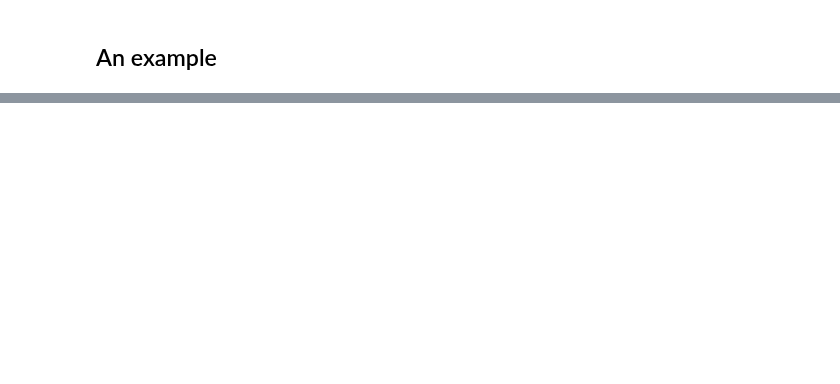
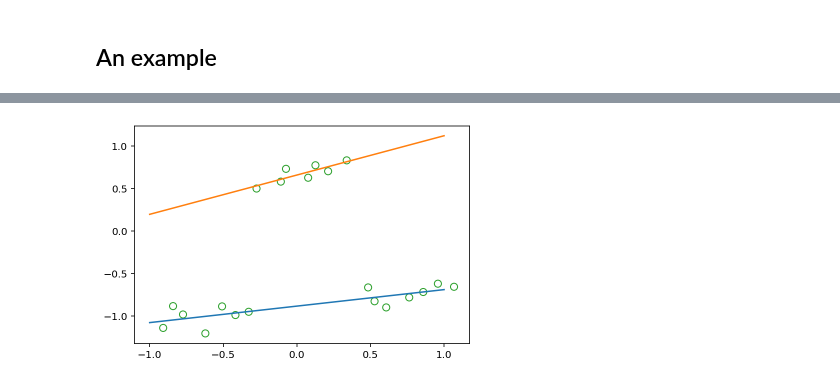
Before and after one commit to gerdm/prml, a Jupyter notebook: chapter14/cmm-linear-regression.ipynb, the cells around one changed output, grey strips where cells are left out. Cells and saved outputs as stored; diff of their text form; code cells hidden in the pictures; blank space fills up the shorter version.

```diff
--- a/chapter14/cmm-linear-regression.ipynb
+++ b/chapter14/cmm-linear-regression.ipynb
@@ -56,0 +132,46 @@ z[:, 1] = z[:, 1]- z[:, 0]
+# %%
+def e_step(phi, w, beta):
+    # mu_values
+    mus_em = np.einsum("nm,mk->nk", phi, w)
+    N_vals = norm(loc=mus_em, scale=1/beta).pdf(t[:, None])
+    gamma_nk = N_vals / N_vals.sum(axis=1, keepdims=True)
+    return gamma_nk
+
+def m_step(phi, t, gamma_nk):
+    N, K = gamma_nk.shape
+    # pi-update
+    pi = gamma_nk.mean(axis=0)
+    # weights-update
+    Rk = np.einsum("nl,nk->knl", np.eye(N), gamma_nk)
+    w = inv(np.einsum("nm,knl,no->kmo", phi, Rk, phi))
+    w = np.einsum("kmo,no,knl,n->mk", w, phi, Rk, t)
+    # precision-update
+    mus_em = np.einsum("nm,mk->nk", phi, w)
+    beta_inv = gamma_nk * (mus_em - t[:, None]) ** 2
+    beta = N / beta_inv.sum()
+
+    return pi, w, beta
+# %%
+# parameter initializiation
+seed(314)
+w_em = randn(2, 2)
+beta_em = 1
+pi_em = rand(2)
+pi_em = pi_em / pi_em.sum()
+# auxiliary latent vector
+z_em = np.ones((n_obs, 2))
+gamma_nk = e_step(phi, w_em, beta_em)
+
+hist_responsibilities = [gamma_nk]
+hist_weights = [w_em]
+for _ in range(7):
+    gamma_nk = e_step(phi, w_em, beta_em)
+    pi_em, w_em, beta_em = m_step(phi, t, gamma_nk)
+    hist_responsibilities.append(gamma_nk)
+    hist_weights.append(w_em)
+# %%
+t_plot = np.einsum("nm,mk->nk", phi_plot, w_em)
+plt.scatter(xrange, t, facecolors="none", edgecolors="tab:green", s=50)
+plt.plot(xplot, t_plot);
+# %% [output]
+[figure, added]
```
Also changed, not shown: parts of 17 cells of this notebook.
